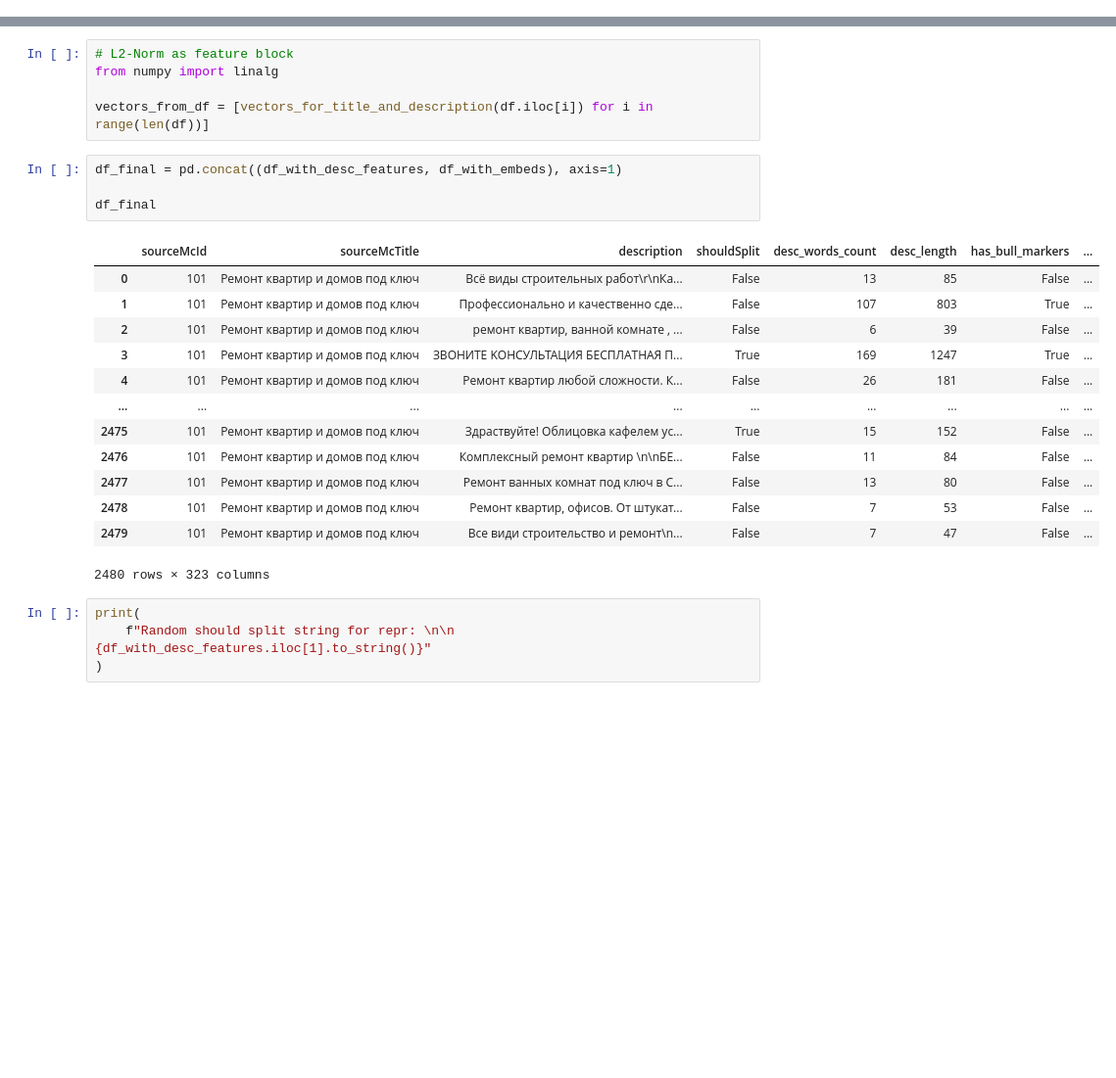
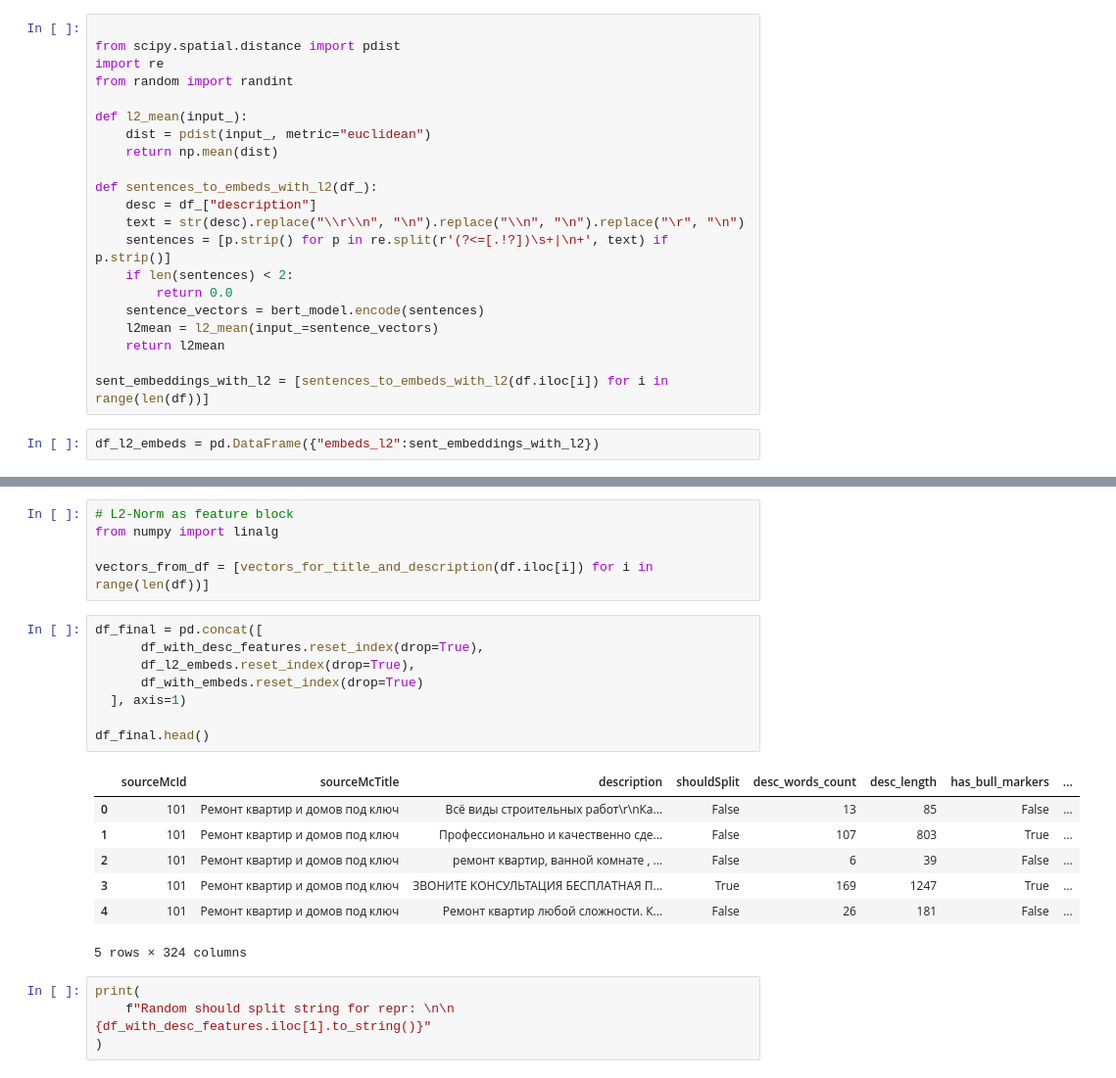
Before and after one commit to DmDogger/Catboost_avito_model, a Jupyter notebook: notebooks/catboost_model.ipynb, the cells around one changed output, grey strips where cells are left out. Shown at 98% size. Cells and saved outputs as stored; diff of their text form; blank space fills up the shorter version.

```diff
--- a/notebooks/catboost_model.ipynb
+++ b/notebooks/catboost_model.ipynb
@@ -93,3 +96,26 @@ cls.predictions.bias                       | UNEXPECTED |  |
 Notes:
 - UNEXPECTED:   can be ignored when loading from different task/architecture; not ok if you expect identical arch.
 ndarray 2
+# %%
+
+from scipy.spatial.distance import pdist
+import re
+from random import randint
+
+def l2_mean(input_):
+    dist = pdist(input_, metric="euclidean")
+    return np.mean(dist)
+
+def sentences_to_embeds_with_l2(df_):
+    desc = df_["description"]
+    text = str(desc).replace("\\r\\n", "\n").replace("\\n", "\n").replace("\r", "\n")
+    sentences = [p.strip() for p in re.split(r'(?<=[.!?])\s+|\n+', text) if p.strip()]
+    if len(sentences) < 2:
+        return 0.0
+    sentence_vectors = bert_model.encode(sentences)
+    l2mean = l2_mean(input_=sentence_vectors)
+    return l2mean
+
+sent_embeddings_with_l2 = [sentences_to_embeds_with_l2(df.iloc[i]) for i in range(len(df))]
+# %%
+df_l2_embeds = pd.DataFrame({"embeds_l2":sent_embeddings_with_l2})
@@ -109,23 +159,21 @@ from numpy import linalg
 
 vectors_from_df = [vectors_for_title_and_description(df.iloc[i]) for i in range(len(df))]
 # %%
-df_final = pd.concat((df_with_desc_features, df_with_embeds), axis=1)
+df_final = pd.concat([
+      df_with_desc_features.reset_index(drop=True),
+      df_l2_embeds.reset_index(drop=True),
+      df_with_embeds.reset_index(drop=True)
+  ], axis=1)
 
-df_final
+df_final.head()
 # %% [output]
 |  | sourceMcId | sourceMcTitle | description | shouldSplit | desc_words_count | desc_length | has_bull_markers | ... |
 | 0 | 101 | Ремонт квартир и домов под ключ | Всё виды строительных работ\r\nКа... | False | 13 | 85 | False | ... |
 | 1 | 101 | Ремонт квартир и домов под ключ | Профессионально и качественно сде... | False | 107 | 803 | True | ... |
 | 2 | 101 | Ремонт квартир и домов под ключ | ремонт квартир, ванной комнате , ... | False | 6 | 39 | False | ... |
 | 3 | 101 | Ремонт квартир и домов под ключ | ЗBОНИТЕ KОHСУЛЬТАЦИЯ БЕCПЛАTНAЯ П... | True | 169 | 1247 | True | ... |
 | 4 | 101 | Ремонт квартир и домов под ключ | Ремонт квартир любой сложности. К... | False | 26 | 181 | False | ... |
-| ... | ... | ... | ... | ... | ... | ... | ... | ... |
-| 2475 | 101 | Ремонт квартир и домов под ключ | Здраствуйте! Облицовка кафелем ус... | True | 15 | 152 | False | ... |
-| 2476 | 101 | Ремонт квартир и домов под ключ | Комплексный ремонт квартир \n\nБЕ... | False | 11 | 84 | False | ... |
-| 2477 | 101 | Ремонт квартир и домов под ключ | Ремонт ванных комнат под ключ в С... | False | 13 | 80 | False | ... |
-| 2478 | 101 | Ремонт квартир и домов под ключ | Ремонт квартир, офисов. От штукат... | False | 7 | 53 | False | ... |
-| 2479 | 101 | Ремонт квартир и домов под ключ | Все види строительство и ремонт\n... | False | 7 | 47 | False | ... |
-2480 rows × 323 columns
+5 rows × 324 columns
 # %%
 print(
     f"Random should split string for repr: \n\n {df_with_desc_features.iloc[1].to_string()}"
```
Also changed, not shown: parts of 10 cells of this notebook, 15 other files.
